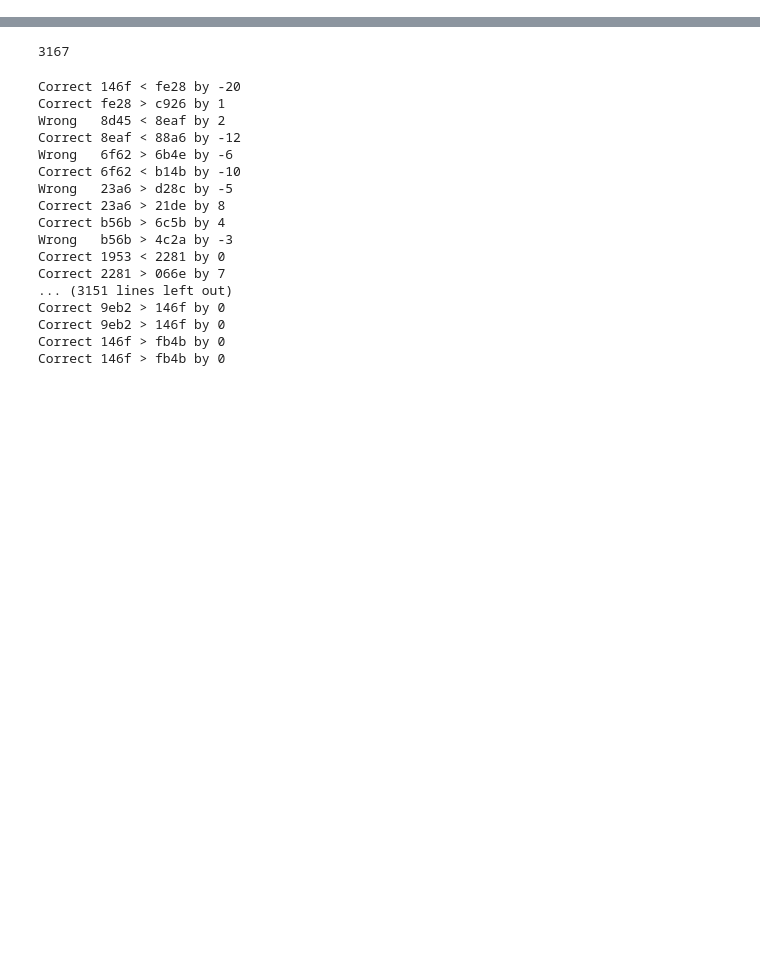
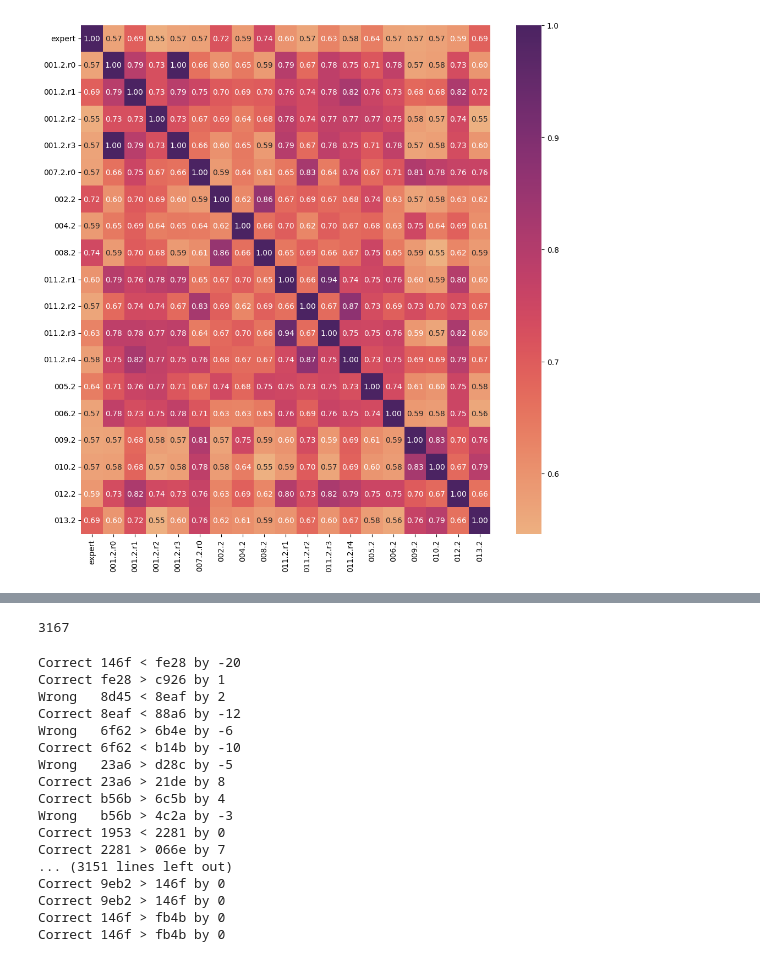
Before and after one commit to cortex359/matse-aachen.seminararbeit, a Jupyter notebook: log_analysis.ipynb, the cells around one changed output, grey strips where cells are left out. Drawn from its saved outputs; the diff is of its cells as text; code cells hidden in the pictures; blank space fills up the shorter version.

```diff
--- a/log_analysis.ipynb
+++ b/log_analysis.ipynb
@@ -44,0 +32,41 @@ expert_ranking.sort_values(by='total_points', ascending=False)
+# %%
+files = {
+    '001.2.r0': '001.2_llama3.3_azure.log',
+    '001.2.r1': '001.2_llama3.3_azure.1.log',
+    '001.2.r2': '001.2_llama3.3_azure.2.log',
+    '001.2.r3': '001.2_llama3.3_azure.3.log',
+    '007.2.r0': '007.2_llama3.3_azure.log'
+}
+
+files.update({
+    '002.2': '002.2_deepseek_azure.log',
+    '004.2': '004.2_azure_corona_warn_app.log',
+    '008.2': '008.2_deepseek_azure.log',
+    '011.2.r1': '011.2_reorder1.log',
+    '011.2.r2': '011.2_reorder2.log',
+    '011.2.r3': '011.2_reorder3.log',
+    '011.2.r4': '011.2_reorder4.log',
+})
+
+files.update({
+    '005.2': '005.2_markdown_with_tags.log',
+    '006.2': '006.2_majority_vote.log',
+    '009.2': '009.2_markdown.log',
+    '010.2': '010.2_markdown_with_tags.log',
+    '012.2': '012.2_option-labels.log',
+    '013.2': '013.2_output_cells.log'
+})
+
+for experiment_id, file in files.items():
+    with open(f'experiments/logs/{file}', 'r') as f:
+        print(f'{file=}')
+        for line in f.readlines():
+            if re.match(r'.*Final order of notebooks:.*', line):
+                print(line)
+                matches = re.match(r'.*\[((\'[a-f0-9]+\'(, )?)+)\].*', line).group(1)
+                ordering = [re.match(r"'([a-f0-9]+)'", m).group(1) for m in matches.split(', ')]
+
+                rankings[experiment_id] = rankings['id'].map(lambda x: ordering.index(x))
+
+rankings.set_index('id', inplace=True)
+rankings
@@ -44,0 +109,6 @@ expert_ranking.sort_values(by='total_points', ascending=False)
+# %%
+plt.figure(figsize=[12, 12])
+sns.heatmap(rankings.corr(method='kendall'), annot=True, fmt=".2f", cmap='flare')
+plt.show()
+# %% [output]
+[figure, added]
```
Also changed, not shown: parts of 8 cells of this notebook.
